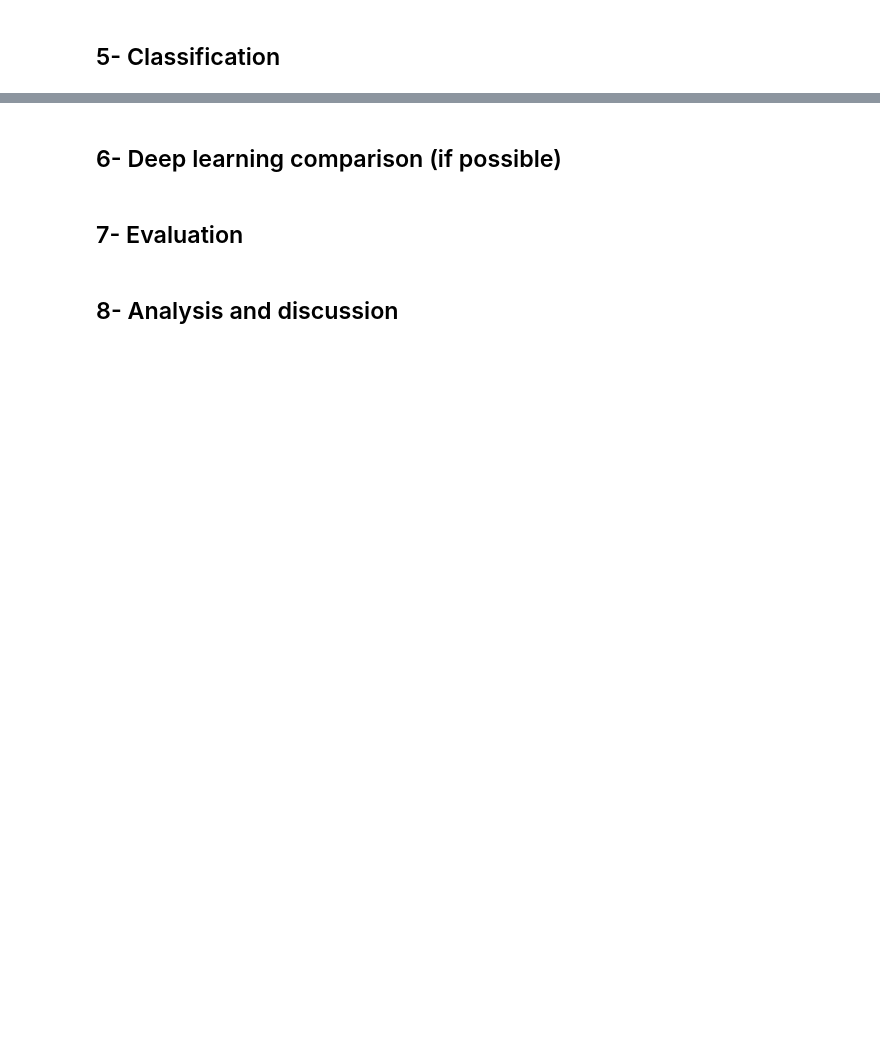
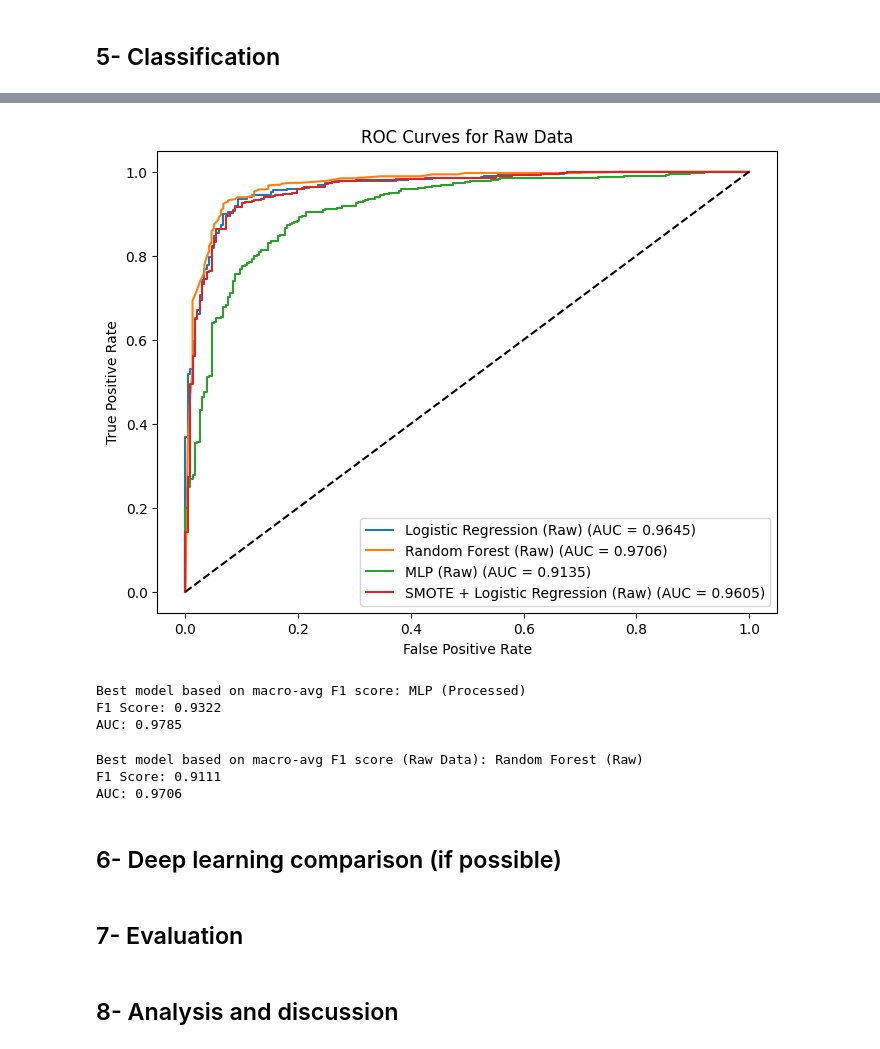
Before and after one commit to Hayder-Aleissa/RD_detection, a Jupyter notebook: RD_detection.ipynb, the cells around one changed output, grey strips where cells are left out. Saved outputs shown, nothing was run; the diff lists cells and outputs as text; code cells hidden in the pictures; blank space fills up the shorter version.

```diff
--- a/RD_detection.ipynb
+++ b/RD_detection.ipynb
@@ -257,9 +436,0 @@ print(classification_report(y_test_raw, y_pred_knn_raw))
-# %%
-# Train Logistic Regression
-log_reg = LogisticRegression(max_iter=1000)
-log_reg.fit(X_train, y_train)
-
-# Evaluate
-y_pred_log_reg = log_reg.predict(X_test)
-print("Classification Report (Logistic Regression):")
-print(classification_report(y_test, y_pred_log_reg))
@@ -275,3 +601,38 @@ print(classification_report(y_test_raw, y_pred_log_reg_raw))
+# %%
+# Create figure for raw data
+plt.figure(figsize=(8, 6))
+for name, result in results.items():
+    if "(Raw)" in name:
+        fpr, tpr, _ = roc_curve(result['y_test'], result['y_proba'])
+        plt.plot(fpr, tpr, label=f'{name} (AUC = {result["auc"]:.4f})')
+
+plt.plot([0, 1], [0, 1], 'k--')
+plt.xlabel('False Positive Rate')
+plt.ylabel('True Positive Rate')
+plt.title('ROC Curves for Raw Data')
+plt.legend(loc='lower right')
+plt.show()
+# %% [output]
+[figure, added]
+# %%
+# Find the best classifier based on balanced accuracy
+best_model_name = max(results, key=lambda x: results[x]['report']['macro avg']['f1-score'] if "(Processed)" in x else 0)
+print(f"\nBest model based on macro-avg F1 score: {best_model_name}")
+print(f"F1 Score: {results[best_model_name]['report']['macro avg']['f1-score']:.4f}")
+print(f"AUC: {results[best_model_name]['auc']:.4f}")
+# %% [output]
+Best model based on macro-avg F1 score: MLP (Processed)
+F1 Score: 0.9322
+AUC: 0.9785
+# %%
+best_model_raw = max(results, key=lambda x: results[x]['report']['macro avg']['f1-score'] if "(Raw)" in x else 0)
+print(f"\nBest model based on macro-avg F1 score (Raw Data): {best_model_raw}")
+print(f"F1 Score: {results[best_model_raw]['report']['macro avg']['f1-score']:.4f}")
+print(f"AUC: {results[best_model_raw]['auc']:.4f}")
+# %% [output]
+Best model based on macro-avg F1 score (Raw Data): Random Forest (Raw)
+F1 Score: 0.9111
+AUC: 0.9706
 # %% [markdown]
 ## 6- Deep learning comparison (if possible)
 # %% [markdown]
```
Also changed, not shown: parts of 42 cells of this notebook.
